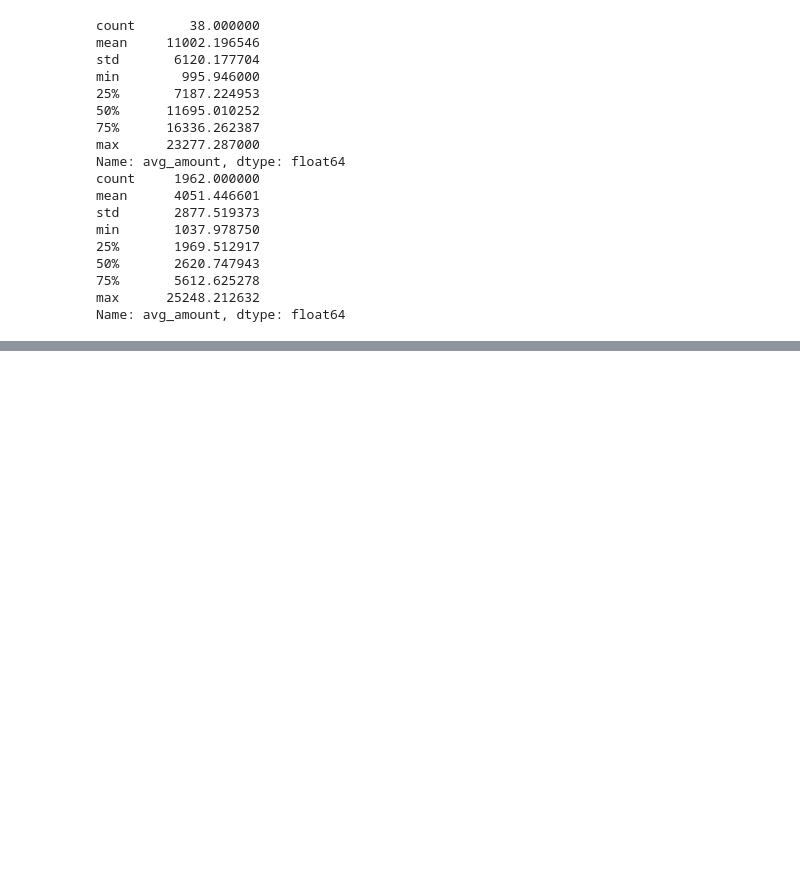
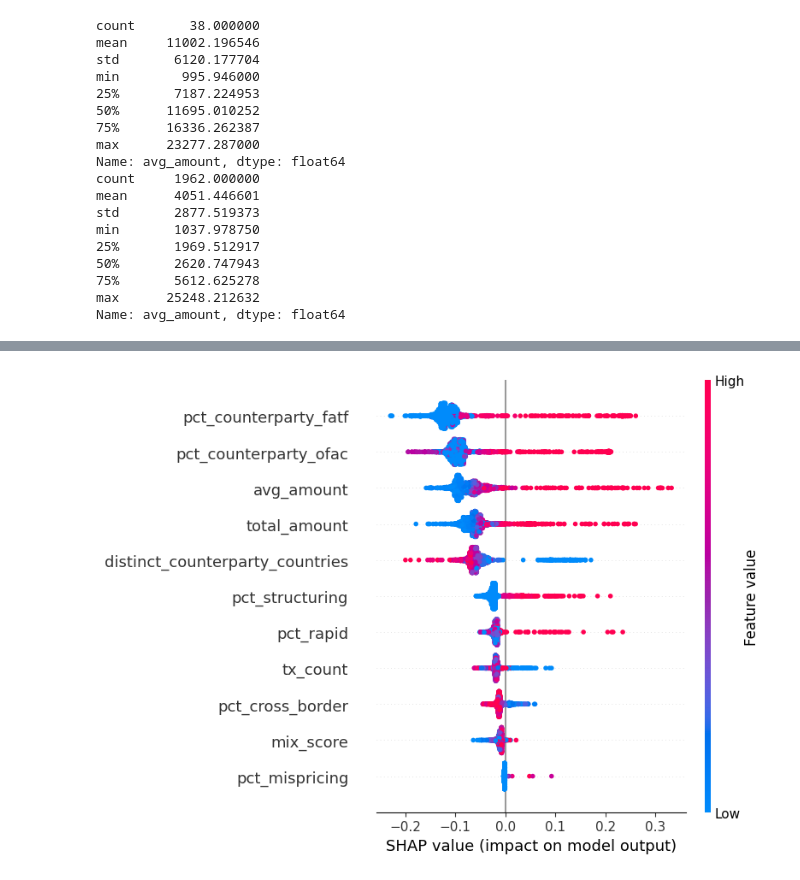
Before and after one commit to dalssam/MBI806B, a Jupyter notebook: MBI806B_Assignment_270910902.ipynb, the cells around one changed output, grey strips where cells are left out. Saved outputs shown, nothing was run; the diff lists cells and outputs as text; code cells hidden in the pictures; blank space fills up the shorter version.

Commit message:
Colab을 통해 생성됨

```diff
--- a/MBI806B_Assignment_270910902.ipynb
+++ b/MBI806B_Assignment_270910902.ipynb
@@ -436,0 +555,26 @@ Name: avg_amount, dtype: float64
+# %%
+# Install shap if not already available in this Colab session
+!pip install shap --quiet
+
+import shap
+from sklearn.ensemble import RandomForestClassifier
+from sklearn.metrics import classification_report
+
+# ---------------------------------------------------------------
+# Step 14. Random Forest surrogate model
+# This does not detect anything new. It is trained to reproduce
+# Isolation Forest's own anomaly flag, using the exact same features,
+# purely so SHAP can explain which features drove each decision.
+# ---------------------------------------------------------------
+
+y = df['is_anomalous']  # the target IS Isolation Forest's own output, not an independent label
+
+rf = RandomForestClassifier(n_estimators=300, max_depth=6, random_state=42, class_weight='balanced')
+rf.fit(X, y)
+
+# Sanity check: how well does the surrogate reproduce Isolation Forest's decisions?
+# This is not model accuracy in the usual sense, it is a check on whether the
+# explanation that follows is trustworthy. A poor fit here would mean SHAP is
+# explaining a surrogate that does not actually track Isolation Forest well.
+y_pred = rf.predict(X)
+print(classification_report(y, y_pred))
@@ -436,0 +590,19 @@ Name: avg_amount, dtype: float64
+# %%
+# ---------------------------------------------------------------
+# Step 15. SHAP explanation
+# ---------------------------------------------------------------
+explainer = shap.TreeExplainer(rf)
+shap_values = explainer.shap_values(X)
+
+# shap_values has one array per class when class_weight is used;
+# index 1 corresponds to the "anomalous = True" class
+import numpy as np
+if isinstance(shap_values, list):
+    shap_values_anomalous = shap_values[1]
+else:
+    shap_values_anomalous = shap_values[:, :, 1]
+
+# Global view: which features matter most across all clients
+shap.summary_plot(shap_values_anomalous, X, feature_names=feature_cols)
+# %% [output]
+[figure, added]
```
Also changed, not shown: parts of 10 cells of this notebook.
